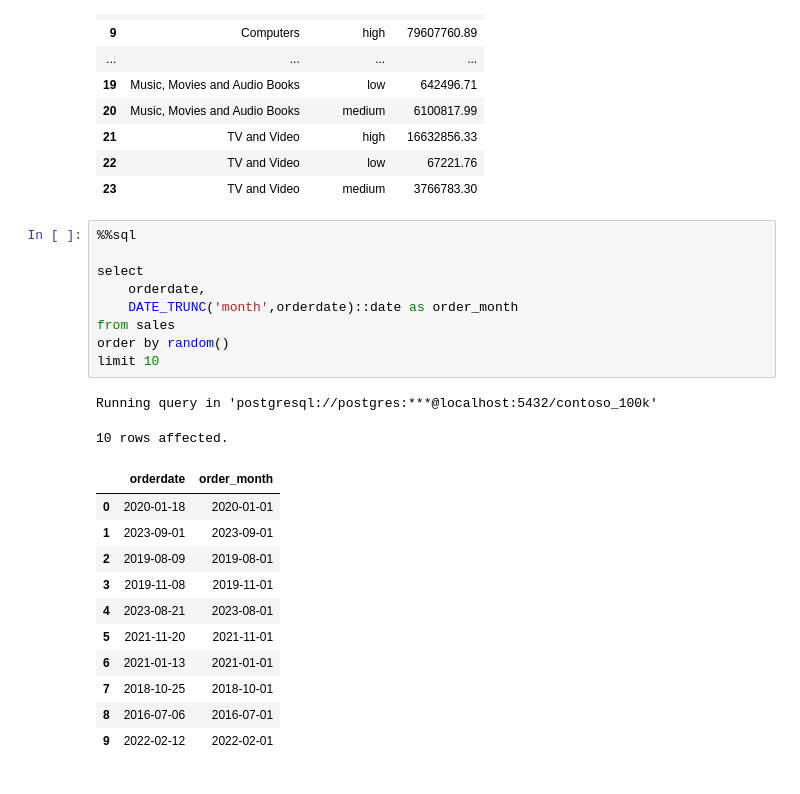
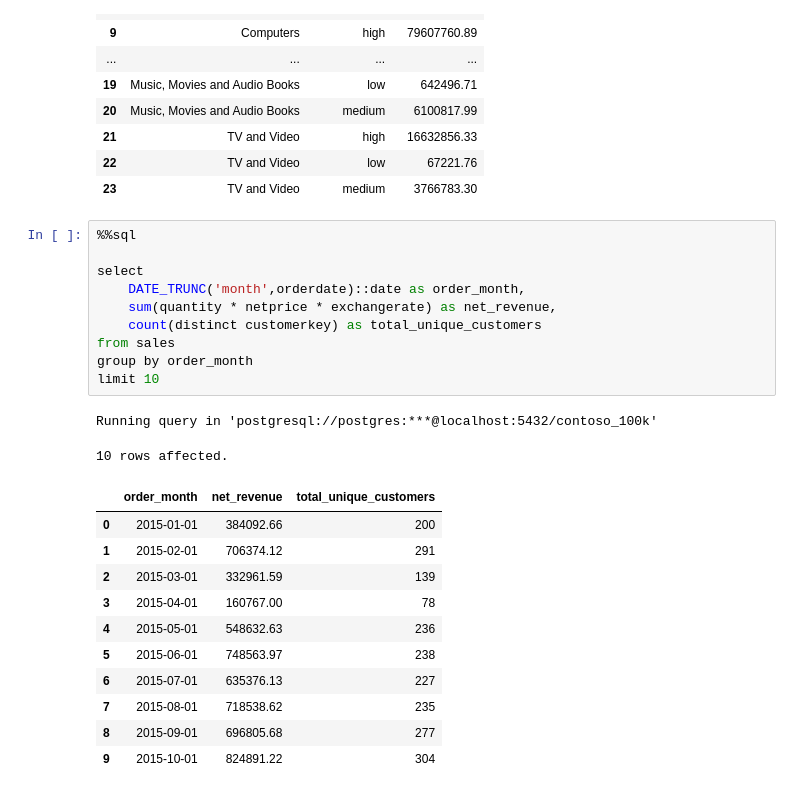
Before and after one commit to liulinda0517/sqlnew, a Jupyter notebook: Resources/Blank_SQL_Notebook.ipynb, the cells around one changed output. Drawn from its saved outputs; the diff is of its cells as text.

```diff
--- a/Resources/Blank_SQL_Notebook.ipynb
+++ b/Resources/Blank_SQL_Notebook.ipynb
@@ -691,23 +691,24 @@ Running query in 'postgresql://postgres:***@localhost:5432/contoso_100k'
 # %%
 %%sql
 
 select
-    orderdate,
-    DATE_TRUNC('month',orderdate)::date as order_month
+    DATE_TRUNC('month',orderdate)::date as order_month,
+    sum(quantity * netprice * exchangerate) as net_revenue,
+    count(distinct customerkey) as total_unique_customers
 from sales
-order by random()
+group by order_month
 limit 10
 # %% [output]
 Running query in 'postgresql://postgres:***@localhost:5432/contoso_100k'
 10 rows affected.
-|  | orderdate | order_month |
-| 0 | 2020-01-18 | 2020-01-01 |
-| 1 | 2023-09-01 | 2023-09-01 |
-| 2 | 2019-08-09 | 2019-08-01 |
-| 3 | 2019-11-08 | 2019-11-01 |
-| 4 | 2023-08-21 | 2023-08-01 |
-| 5 | 2021-11-20 | 2021-11-01 |
-| 6 | 2021-01-13 | 2021-01-01 |
-| 7 | 2018-10-25 | 2018-10-01 |
-| 8 | 2016-07-06 | 2016-07-01 |
-| 9 | 2022-02-12 | 2022-02-01 |
+|  | order_month | net_revenue | total_unique_customers |
+| 0 | 2015-01-01 | 384092.66 | 200 |
+| 1 | 2015-02-01 | 706374.12 | 291 |
+| 2 | 2015-03-01 | 332961.59 | 139 |
+| 3 | 2015-04-01 | 160767.00 | 78 |
+| 4 | 2015-05-01 | 548632.63 | 236 |
+| 5 | 2015-06-01 | 748563.97 | 238 |
+| 6 | 2015-07-01 | 635376.13 | 227 |
+| 7 | 2015-08-01 | 718538.62 | 235 |
+| 8 | 2015-09-01 | 696805.68 | 277 |
+| 9 | 2015-10-01 | 824891.22 | 304 |
```
